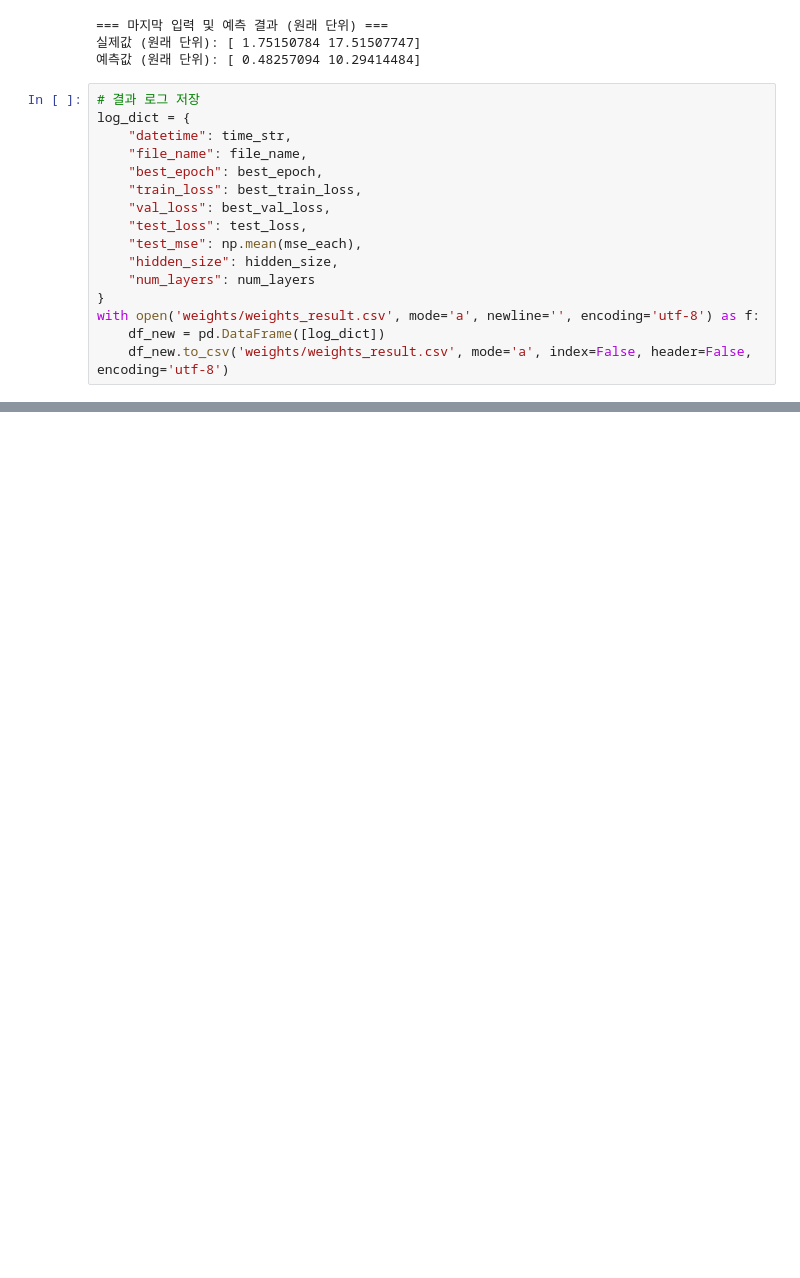
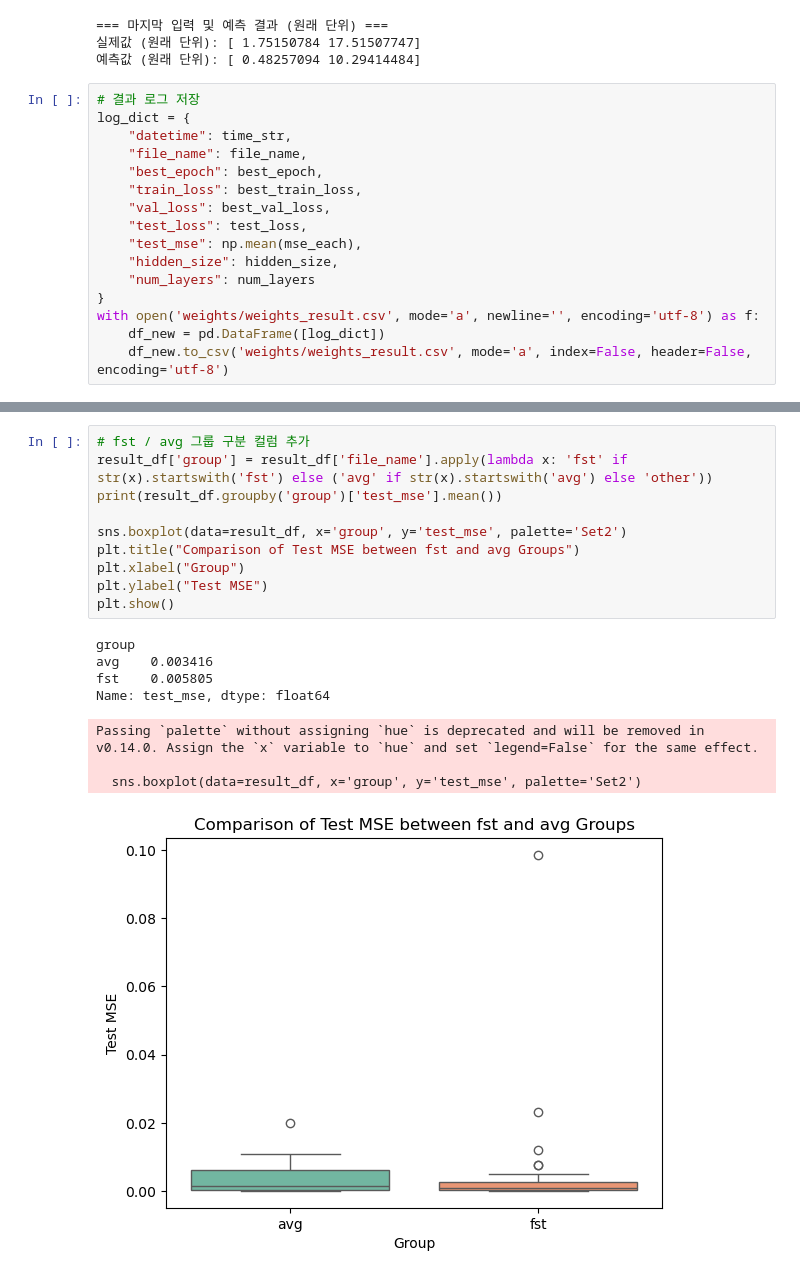
Before and after one commit to kty2001/water_quality, a Jupyter notebook: codetest.ipynb, the cells around one changed output, grey strips where cells are left out. Drawn from its saved outputs; the diff is of its cells as text; blank space fills up the shorter version.

```diff
--- a/codetest.ipynb
+++ b/codetest.ipynb
@@ -768,0 +860,19 @@ First rows:
+# %%
+# fst / avg 그룹 구분 컬럼 추가
+result_df['group'] = result_df['file_name'].apply(lambda x: 'fst' if str(x).startswith('fst') else ('avg' if str(x).startswith('avg') else 'other'))
+print(result_df.groupby('group')['test_mse'].mean())
+
+sns.boxplot(data=result_df, x='group', y='test_mse', palette='Set2')
+plt.title("Comparison of Test MSE between fst and avg Groups")
+plt.xlabel("Group")
+plt.ylabel("Test MSE")
+plt.show()
+# %% [output]
+group
+avg    0.003416
+fst    0.005805
+Name: test_mse, dtype: float64
+Passing `palette` without assigning `hue` is deprecated and will be removed in v0.14.0. Assign the `x` variable to `hue` and set `legend=False` for the same effect.
+
+  sns.boxplot(data=result_df, x='group', y='test_mse', palette='Set2')
+[figure, added]
```
Also changed, not shown: parts of 17 cells of this notebook, 5 other files.
